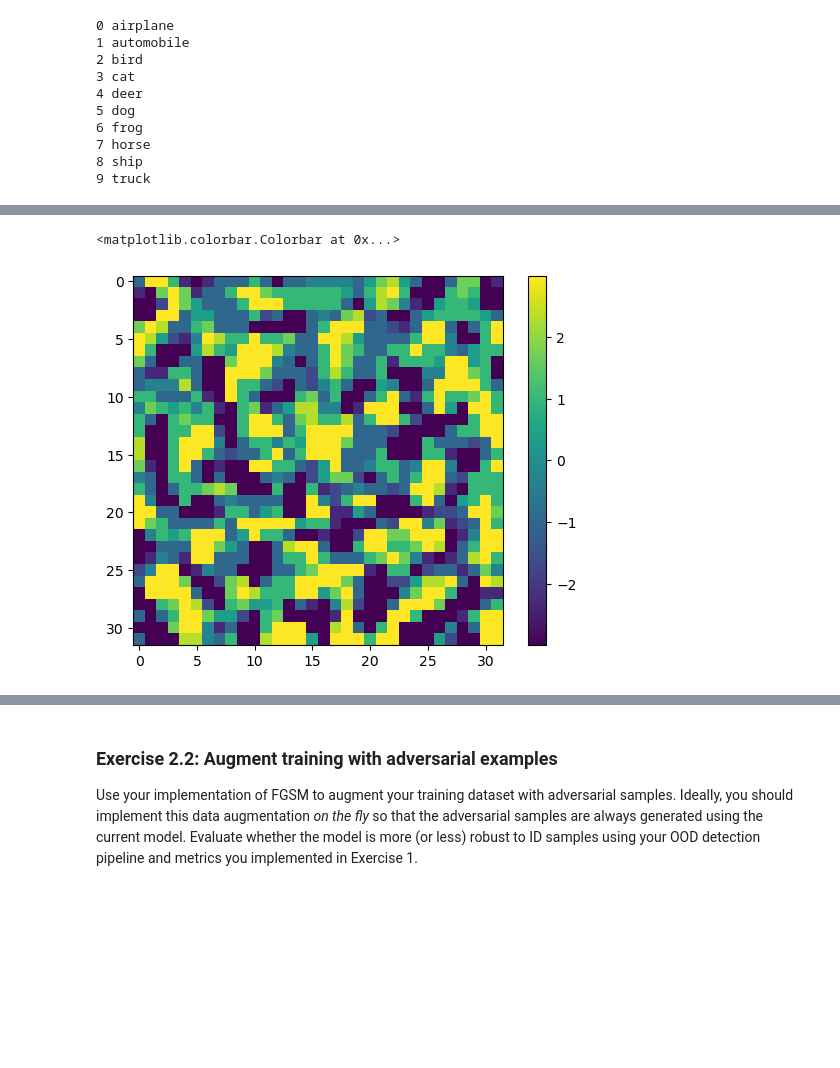
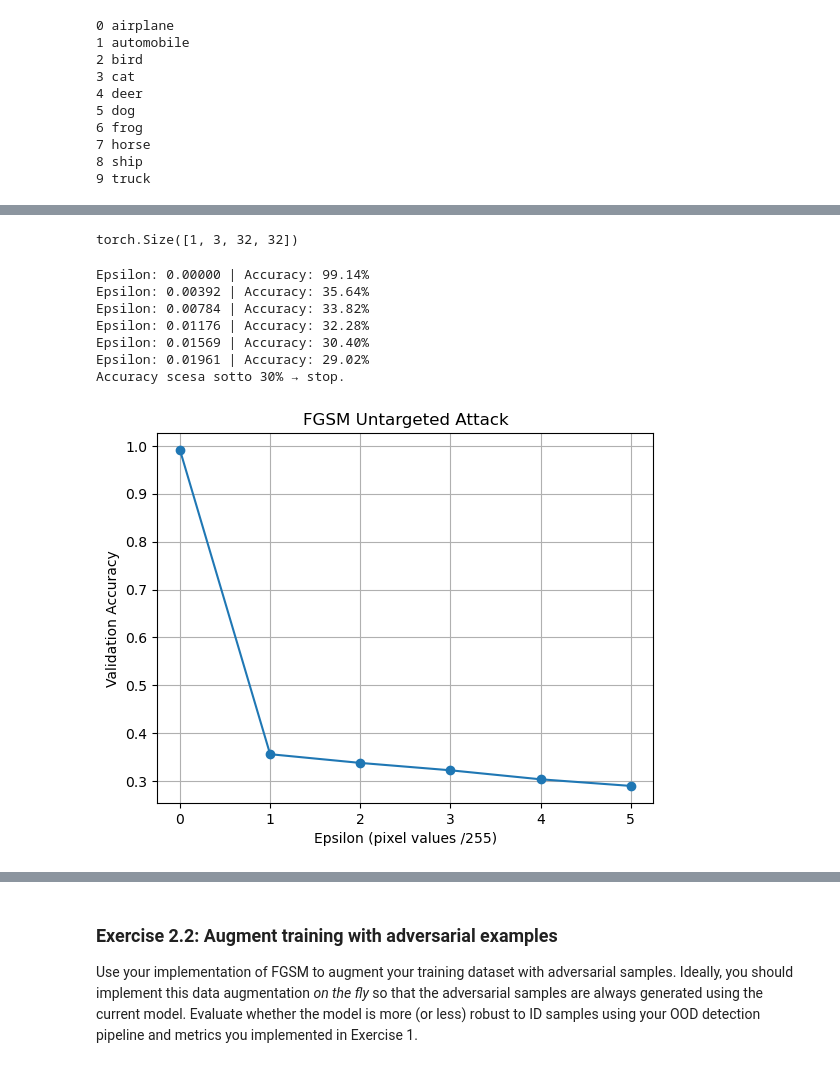
Before and after one commit to eledaveri/DLALabs, a Jupyter notebook: Lab4/Lab4_OOD_2025.ipynb, the cells around one changed output, grey strips where cells are left out. Saved outputs shown, nothing was run; the diff lists cells and outputs as text; code cells hidden in the pictures; blank space fills up the shorter version.

```diff
--- a/Lab4/Lab4_OOD_2025.ipynb
+++ b/Lab4/Lab4_OOD_2025.ipynb
@@ -1051,8 +1303,4 @@ torch.Size([1, 3, 32, 32])
 # %%
-# plot the mean difference image
-diff.squeeze().mean(0).shape
-plt.imshow(255*diff.cpu().detach().squeeze().mean(0))
-plt.colorbar()
+x.shape
 # %% [output]
-<matplotlib.colorbar.Colorbar at 0x...>
+torch.Size([1, 3, 32, 32])
-[figure, removed]
@@ -1058,0 +1376,30 @@ plt.colorbar()
+# %%
+while True:
+    acc = eval_accuracy(deep_model, valloader, loss, eps, device)
+    print(f"Epsilon: {eps:.5f} | Accuracy: {acc*100:.2f}%")
+
+    eps_list.append(eps*255)   # salvo in unità /255 → in pixel units
+    acc_list.append(acc)
+
+    if acc < threshold:
+        print(f"Accuracy scesa sotto {threshold*100:.0f}% → stop.")
+        break
+
+    eps += step
+
+
+plt.plot(eps_list, acc_list, marker='o')
+plt.xlabel("Epsilon (pixel values /255)")
+plt.ylabel("Validation Accuracy")
+plt.title("FGSM Untargeted Attack")
+plt.grid(True)
+plt.show()
+# %% [output]
+Epsilon: 0.00000 | Accuracy: 99.14%
+Epsilon: 0.00392 | Accuracy: 35.64%
+Epsilon: 0.00784 | Accuracy: 33.82%
+Epsilon: 0.01176 | Accuracy: 32.28%
+Epsilon: 0.01569 | Accuracy: 30.40%
+Epsilon: 0.01961 | Accuracy: 29.02%
+Accuracy scesa sotto 30% → stop.
+[figure, added]
```
Also changed, not shown: parts of 49 cells of this notebook, 1 other file.
